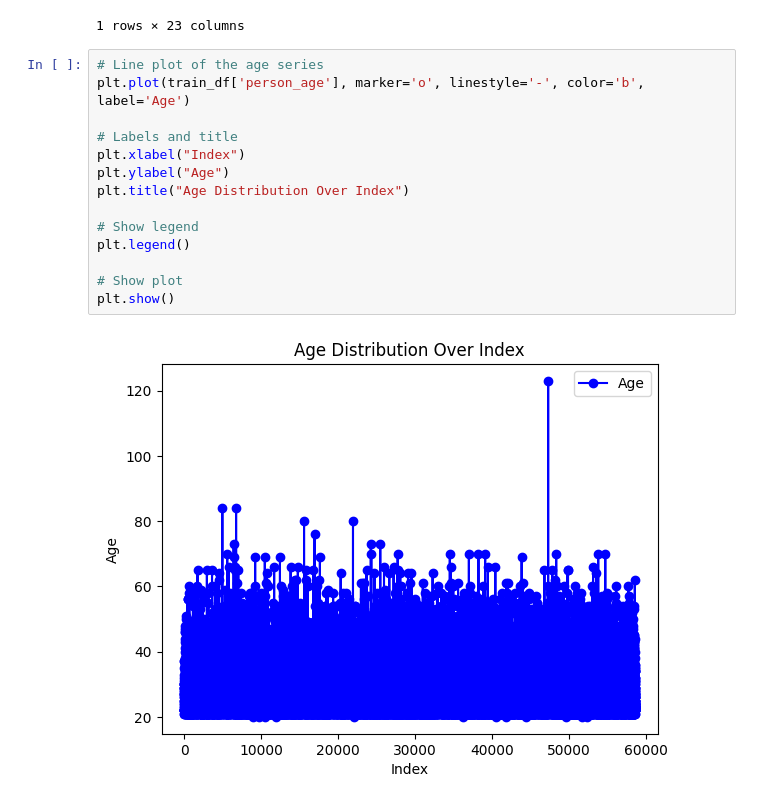
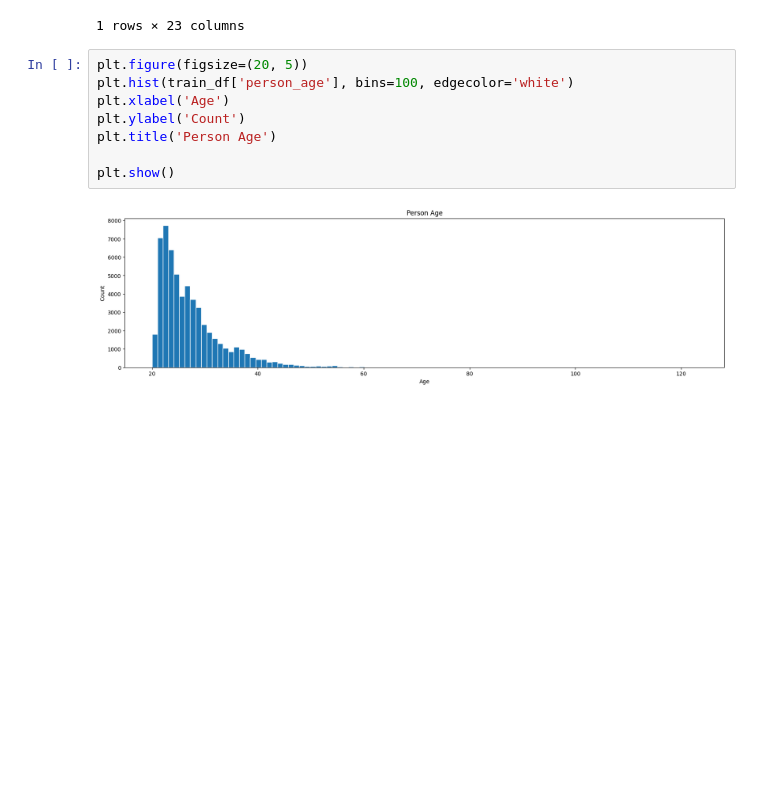
Before and after one commit to jasonwj96/kaggle-projects, a Jupyter notebook: Loan Approval Prediction.ipynb, the cells around one changed output. Saved outputs shown, nothing was run; the diff lists cells and outputs as text; blank space fills up the shorter version.

```diff
--- a/Loan Approval Prediction.ipynb
+++ b/Loan Approval Prediction.ipynb
@@ -107,18 +107,12 @@ train_df[train_df['person_age'] == 123]
 | 47336 | 123 | 36000 | 7.0 | 6700 | 10.75 | 0.18 | ... |
 1 rows × 23 columns
 # %%
-# Line plot of the age series
-plt.plot(train_df['person_age'], marker='o', linestyle='-', color='b', label='Age')
+plt.figure(figsize=(20, 5))
+plt.hist(train_df['person_age'], bins=100, edgecolor='white')
+plt.xlabel('Age')
+plt.ylabel('Count')
+plt.title('Person Age')
 
-# Labels and title
-plt.xlabel("Index")
-plt.ylabel("Age")
-plt.title("Age Distribution Over Index")
-
-# Show legend
-plt.legend()
-
-# Show plot
 plt.show()
 # %% [output]
-[figure, old version]
+[figure, new version]
```
